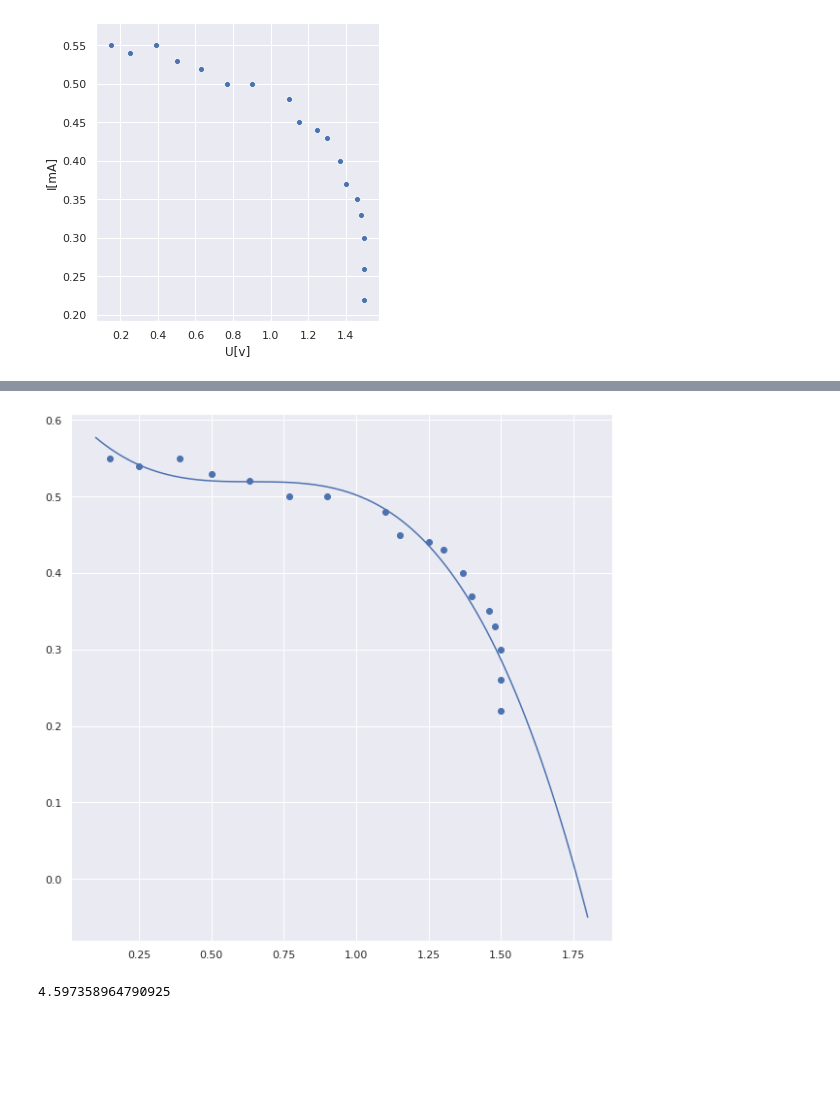
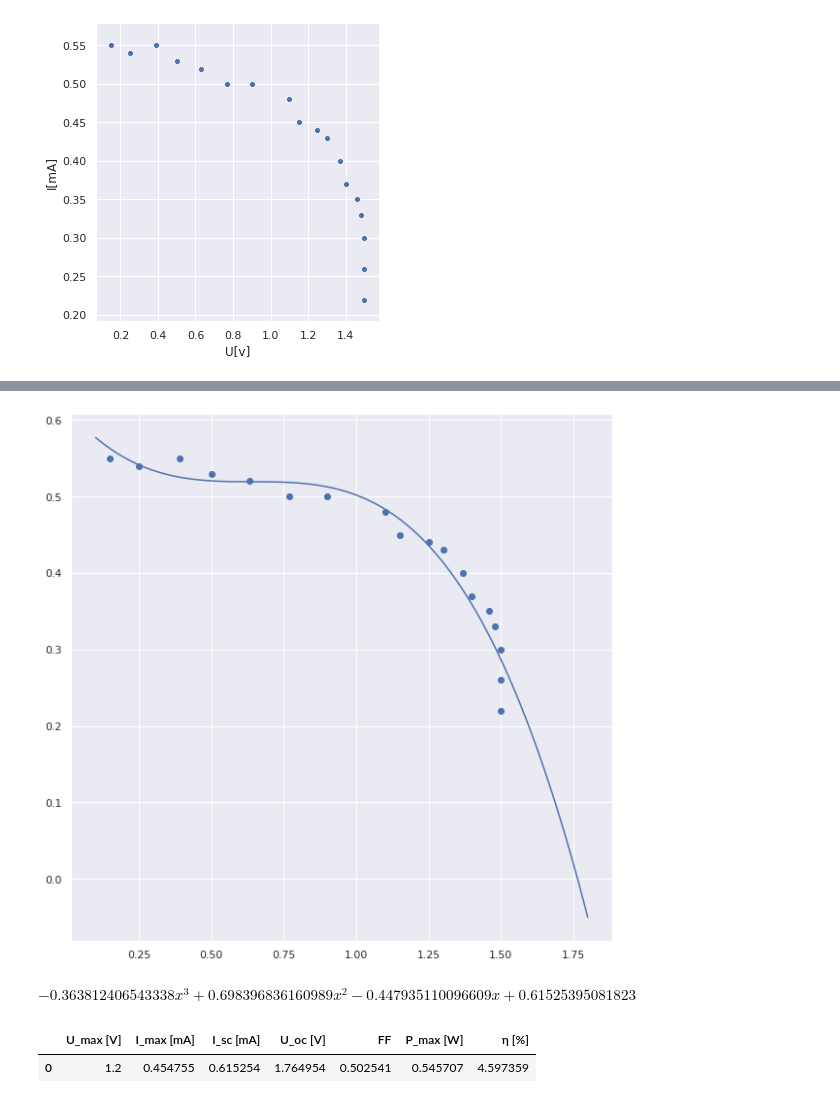
Before and after one commit to Kaliades/Laboratories, a Jupyter notebook: src/cw_57/lab-57.ipynb, the cells around one changed output, grey strips where cells are left out. Cells and saved outputs as stored; diff of their text form; code cells hidden in the pictures; blank space fills up the shorter version.

```diff
--- a/src/cw_57/lab-57.ipynb
+++ b/src/cw_57/lab-57.ipynb
@@ -57,11 +41,8 @@ RMSE = (0.01791027826308899, 6)
 # %%
 line = np.linspace(0.1, 1.8, 200)
-#print(line)
 model = np.poly1d(np.polyfit(x,y, 3))
-model_deriv = model.deriv()
-plt.figure(figsize=(10,10))
-plt.scatter(x,y)
-plt.plot(line, model(line))
-plt.show()
+plot_model(x, y, model, line)
+print_model(model)
 # %% [output]
 [figure]
+$\displaystyle - 0.363812406543338 x^{3} + 0.698396836160989 x^{2} - 0.447935110096609 x + 0.61525395081823$
@@ -74,11 +49,5 @@ u_max = max(result.items())[1]
-# %%
-i_max = model(u_max)
-i_sc = model(0)
-u_sc = np.real(model.roots[0])
-p_max = u_max * i_max
-FF = p_max / (u_sc * i_sc)
-p_light = 11.87
-eta = p_max/p_light
-eta*100
-# %% [output]
-4.597358964790925
+# %%
+calculate_and_print_results(model)
+# %% [output]
+|  | U_max [V] | I_max [mA] | I_sc [mA] | U_oc [V] | FF | P_max [W] | η [%] |
+| 0 | 1.2 | 0.454755 | 0.615254 | 1.764954 | 0.502541 | 0.545707 | 4.597359 |
```
Also changed, not shown: parts of 6 cells of this notebook, 1 other file.
